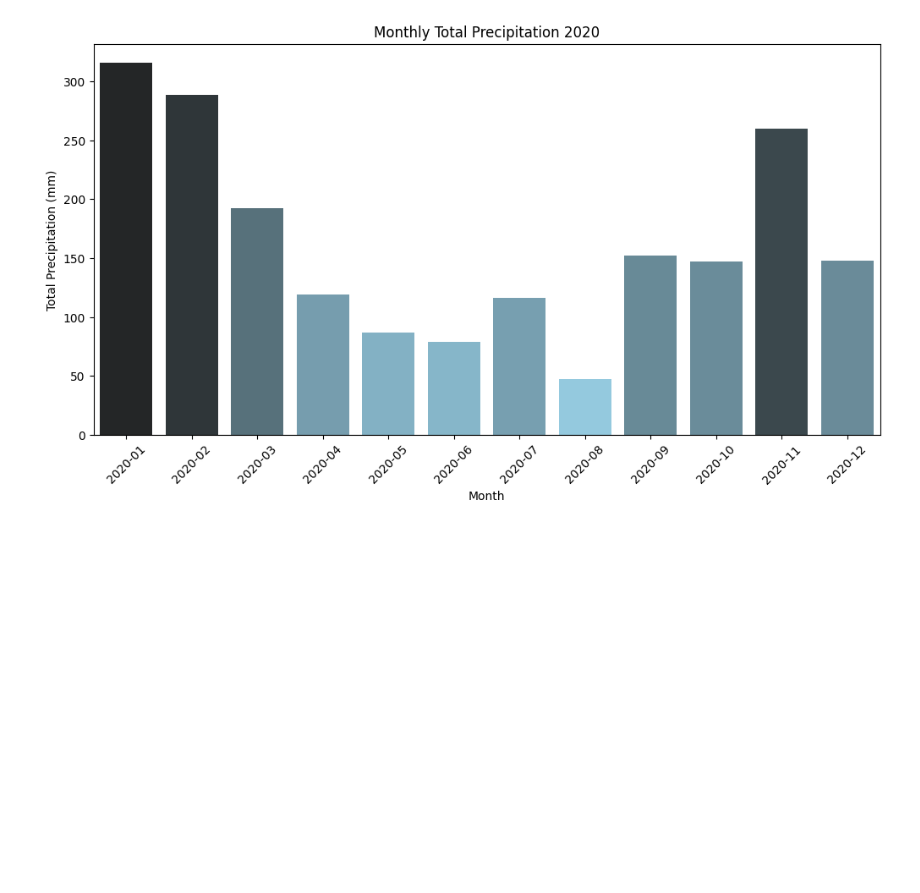
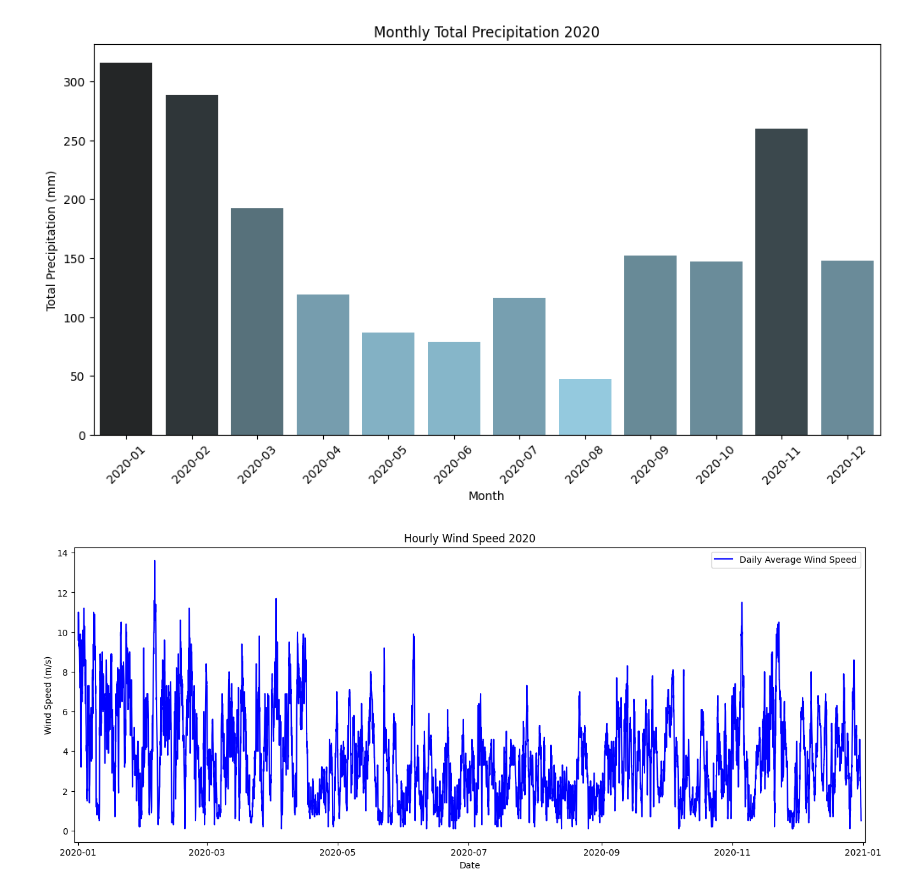
Before and after one commit to esksko/IND320-assignments-esksko, a Jupyter notebook: jupyter/assignment_1.ipynb, the cells around one changed output. Saved outputs shown, nothing was run; the diff lists cells and outputs as text; code cells hidden in the pictures; blank space fills up the shorter version.

```diff
--- a/jupyter/assignment_1.ipynb
+++ b/jupyter/assignment_1.ipynb
@@ -131,3 +126,19 @@ Setting a gradient palette using color= is deprecated and will be removed in v0.
 
   sns.barplot(
 [figure]
+# %%
+# Plotting wind_speed_10m (m/s)
+# Plotting average wind speed for each day
+plt.figure(figsize=(16, 6))
+
+#daily_average_wind_speed = df.groupby(df["time"].dt.date)["wind_speed_10m (m/s)"].mean().reset_index()
+# Using hue to represent wind speed intensity
+
+
+sns.lineplot(data=df, x="time", y="wind_speed_10m (m/s)", color="blue", label="Daily Average Wind Speed")
+plt.title("Hourly Wind Speed 2020")
+plt.xlabel("Date")
+plt.ylabel("Wind Speed (m/s)")
+plt.margins(x=0.005)
+# %% [output]
+[figure, added]
```
Also changed, not shown: parts of 5 cells of this notebook, 6 other files.
